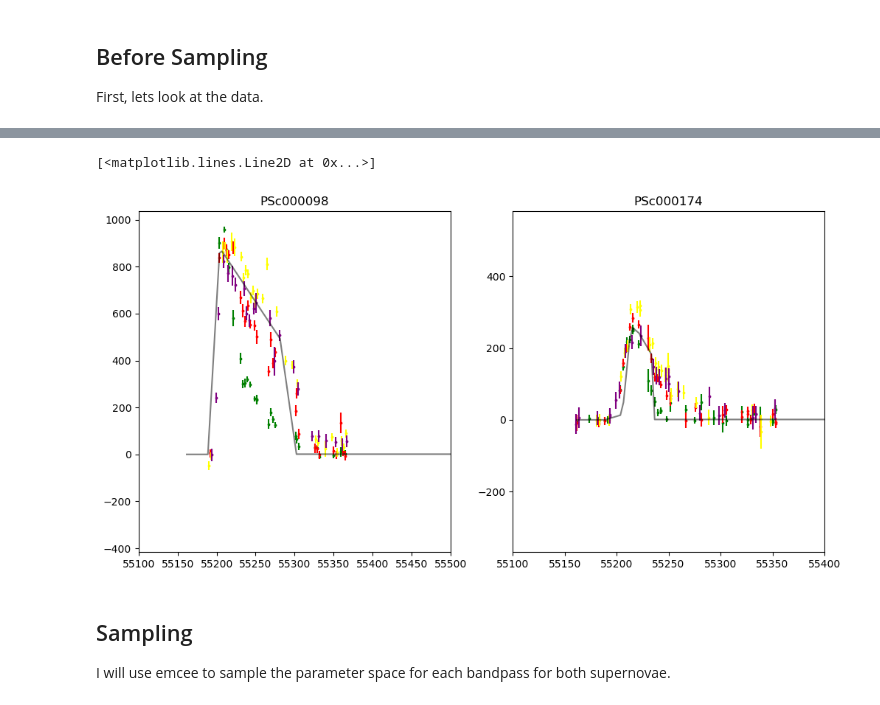
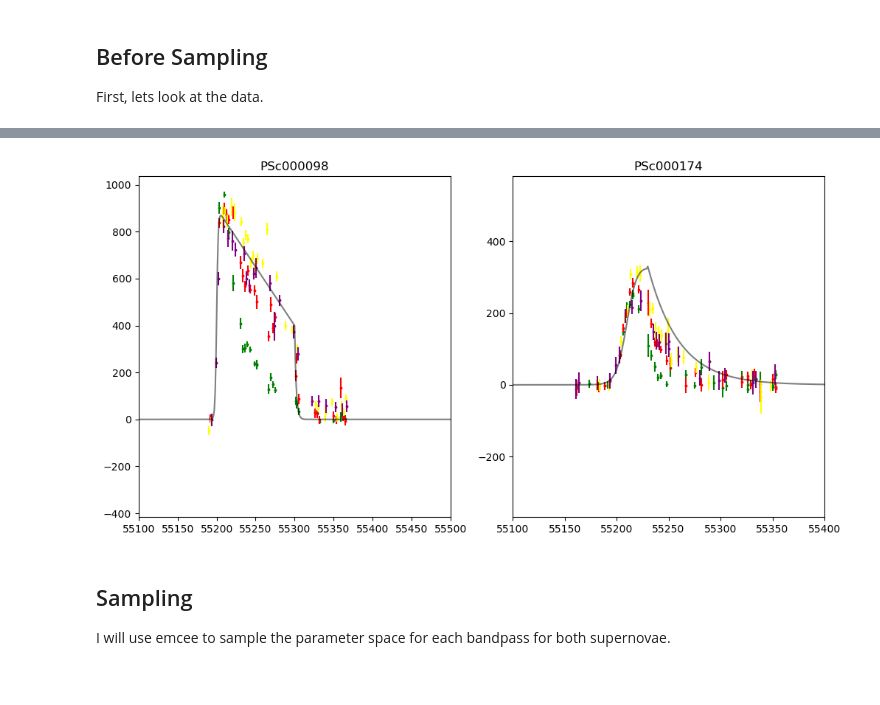
Before and after one commit to gnarayan/ast596_2023_Spring, a Jupyter notebook: homework/HaillePerkins/03/hw03.ipynb, the cells around one changed output, grey strips where cells are left out. Cells and saved outputs as stored; diff of their text form; code cells hidden in the pictures.

```diff
--- a/homework/HaillePerkins/03/hw03.ipynb
+++ b/homework/HaillePerkins/03/hw03.ipynb
@@ -60,10 +68,16 @@ import emcee
 import corner
 # %%
 def model(theta, t):
-    (A, beta, t0, t1, trise, tfall) = theta
+    t = t.astype('float64')
+    (A, beta, t0, t1, trise, tfall, c) = theta
+    return np.where(t < t1, c + (A + beta*(t-t0)) / (1 + np.exp(-(t-t0)/trise)), c + ((A + beta*(t1-t0))*np.exp(-(t-t1)/tfall)) / (1 + np.exp(-(t-t0))))
 
-    return np.where(t < t1, (A + beta*(t-t0)) / (1 + np.exp(-(t-t0)/trise)), (1 + np.exp(-(t-t0)/trise)))
-
+    #for i, v in enumerate(f):
+    #   if np.isnan(v):
+    #       print((np.exp(-(t[i]-t1)/tfall)))
+    #       print((1 + np.exp(-(t[i]-t0)/trise)))
+    #       print(v, t[i])
+    #return f
     #if t < t1:
         #num = A + beta*(t-t0)
         #denom = 1 + np.exp(-(t-t0)/trise)
@@ -162,7 +178,7 @@ First, lets look at the data.
 # %%
 # read in the data
 skiprows = [i for i in range(17)] + [418,] # ignore the top and last line
-psc_98 = pd.read_csv('PS1_PS1MD_PSc000098.snana.dat',
+psc_98 = pd.read_csv('./PS1_PS1MD_PSc000098.snana.dat',
                  sep='\s+',
                  names=['VARLIST:', 'MJD','FLT', 'FIELD', 'FLUXCAL', 'FLUXCALERR', 'MAG', 'MAGERR'],
                  skiprows= skiprows,
@@ -177,7 +193,9 @@ psc_174 = pd.read_csv('PS1_PS1MD_PSc000174.snana.dat',
 # %%
 # splitting the datas by filters
 filters = ['g', 'r', 'i', 'z']
-psc_98bands = [psc_98[psc_98['FLT'] == f] for f in filters]
+
+# attempt at a simplification
+psc_98bands = [psc_98[(psc_98['FLT'] == f)] for f in filters]
 psc_174bands = [psc_174[psc_174['FLT'] == f] for f in filters]
 # %%
 # plotting the data
@@ -192,7 +210,7 @@ for i, band in enumerate(psc_98bands):
     ax1.set_title("PSc000098")
     ax1.scatter(band['MJD'], band['FLUXCAL'],s=3, c=colors[i])
     ax1.errorbar(band['MJD'], band['FLUXCAL'], band['FLUXCALERR'], linestyle='None', c=colors[i])
-    ax1.set_xlim(55100, 55500)
+    #ax1.set_xlim(55100, 55500)
 
 # psc174
 for i, band in enumerate(psc_174bands):
@@ -220,36 +239,34 @@ PSc 98 seems to have a plateau and stark drop off, where PS 174 has curved peak
 # %%
 # plotting my guesses
 fig = plt.figure(figsize=(12,6))
 ax1 = fig.add_subplot(121)
 ax2 = fig.add_subplot(122)
 
 colors = ['g', 'r', 'yellow', 'purple']
-guess_98 = [900, -5, 55200, 55300, 1, 2]
-guess_174 = [300, -5, 55210, 55235, 2, 250]
+guess_98 = [900, -5, 55200, 55300, 1, 2, 0]
+guess_174 = [350, -1, 55210, 55230, 5, 30, 0]
 
 # psc98
 for i, band in enumerate(psc_98bands):
     ax1.set_title("PSc000098")
     ax1.scatter(band['MJD'], band['FLUXCAL'],s=3, c=colors[i])
     ax1.errorbar(band['MJD'], band['FLUXCAL'], band['FLUXCALERR'], linestyle='None', c=colors[i])
     ax1.set_xlim(55100, 55500)
 tmin, tmax = ax1.get_xlim()
 tarr = np.arange(tmin, tmax+1,1)
-ax1.plot(t, model(guess_98, t), c='black', alpha=0.5)
+ax1.plot(tarr, model(guess_98, tarr), c='black', alpha=0.5)
 
 # psc174
 for i, band in enumerate(psc_174bands):
     ax2.set_title("PSc000174")
     ax2.scatter(band['MJD'], band['FLUXCAL'],s=3, c=colors[i])
     ax2.errorbar(band['MJD'], band['FLUXCAL'], band['FLUXCALERR'], linestyle='None', c=colors[i])
     ax2.set_xlim(55100, 55400)
-
 tmin, tmax = ax2.get_xlim()
 tarr = np.arange(tmin, tmax+1,1)
-ax2.plot(t, model(guess_174, t), c='black', alpha=0.5)
+ax2.plot(tarr, model(guess_174, tarr), c='black', alpha=0.5);
 # %% [output]
-[<matplotlib.lines.Line2D at 0x...>]
-[figure, old version]
+[figure, new version]
 # %% [markdown]
 ## Sampling
 
```
Also changed, not shown: parts of 18 cells of this notebook.
